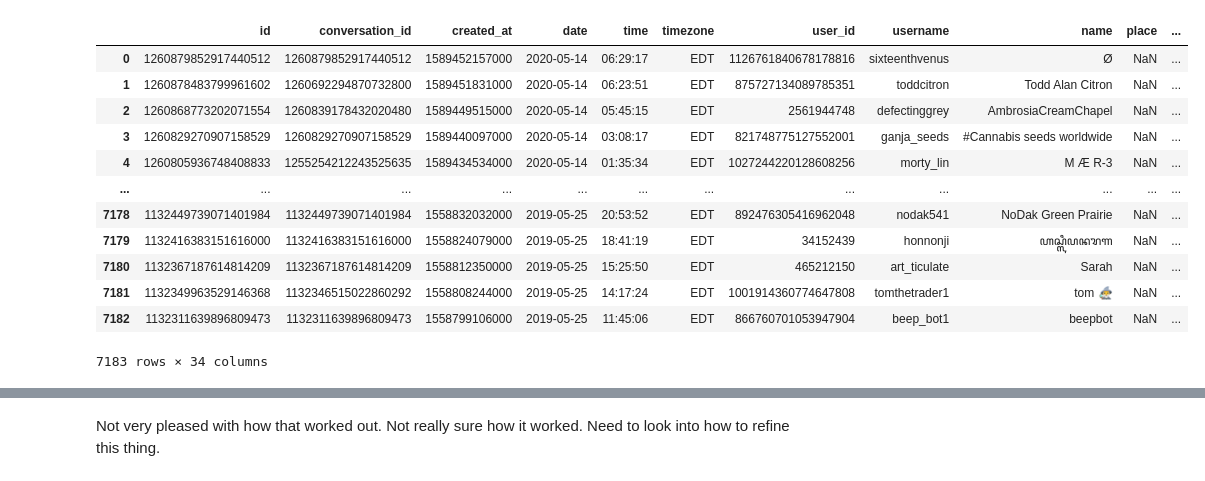
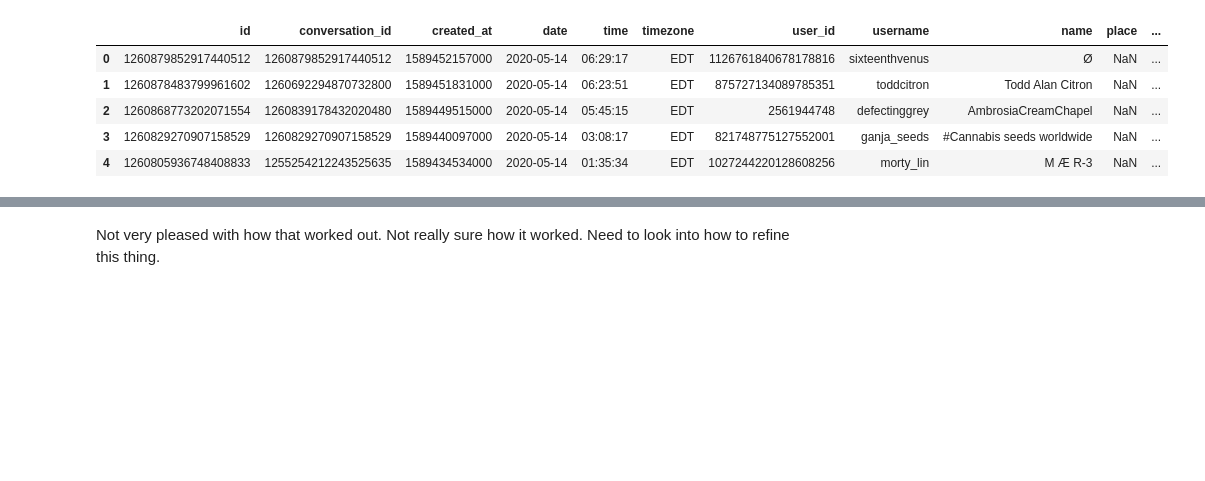
Before and after one commit to daveajstearns/mod5_project, a Jupyter notebook: nlp_component.ipynb, the cells around one changed output, grey strips where cells are left out. Cells and saved outputs as stored; diff of their text form; code cells hidden in the pictures; blank space fills up the shorter version.

```diff
--- a/nlp_component.ipynb
+++ b/nlp_component.ipynb
@@ -10,21 +10,14 @@ from statsmodels.tsa.stattools import adfuller
 # %%
 tweets = pd.read_csv('vfarms.csv')
 # %%
-tweets
+tweets.head()
 # %% [output]
 |  | id | conversation_id | created_at | date | time | timezone | user_id | username | name | place | ... |
 | 0 | 1260879852917440512 | 1260879852917440512 | 1589452157000 | 2020-05-14 | 06:29:17 | EDT | 1126761840678178816 | sixteenthvenus | Ø | NaN | ... |
 | 1 | 1260878483799961602 | 1260692294870732800 | 1589451831000 | 2020-05-14 | 06:23:51 | EDT | 875727134089785351 | toddcitron | Todd Alan Citron | NaN | ... |
 | 2 | 1260868773202071554 | 1260839178432020480 | 1589449515000 | 2020-05-14 | 05:45:15 | EDT | 2561944748 | defectinggrey | AmbrosiaCreamChapel | NaN | ... |
 | 3 | 1260829270907158529 | 1260829270907158529 | 1589440097000 | 2020-05-14 | 03:08:17 | EDT | 821748775127552001 | ganja_seeds | #Cannabis seeds worldwide | NaN | ... |
 | 4 | 1260805936748408833 | 1255254212243525635 | 1589434534000 | 2020-05-14 | 01:35:34 | EDT | 1027244220128608256 | morty_lin | M Æ R-3 | NaN | ... |
-| ... | ... | ... | ... | ... | ... | ... | ... | ... | ... | ... | ... |
-| 7178 | 1132449739071401984 | 1132449739071401984 | 1558832032000 | 2019-05-25 | 20:53:52 | EDT | 892476305416962048 | nodak541 | NoDak Green Prairie | NaN | ... |
-| 7179 | 1132416383151616000 | 1132416383151616000 | 1558824079000 | 2019-05-25 | 18:41:19 | EDT | 34152439 | honnonji | ꦲꦱ꧀ꦭꦶꦥꦤꦫꦒ | NaN | ... |
-| 7180 | 1132367187614814209 | 1132367187614814209 | 1558812350000 | 2019-05-25 | 15:25:50 | EDT | 465212150 | art_ticulate | Sarah | NaN | ... |
-| 7181 | 1132349963529146368 | 1132346515022860292 | 1558808244000 | 2019-05-25 | 14:17:24 | EDT | 1001914360774647808 | tomthetrader1 | tom 🧙‍♂️ | NaN | ... |
-| 7182 | 1132311639896809473 | 1132311639896809473 | 1558799106000 | 2019-05-25 | 11:45:06 | EDT | 866760701053947904 | beep_bot1 | beepbot | NaN | ... |
-7183 rows × 34 columns
 # %%
 tweets['date'] = pd.to_datetime(tweets['date'])
 # %%
```
Also changed, not shown: parts of 18 cells of this notebook, 1 other file.
